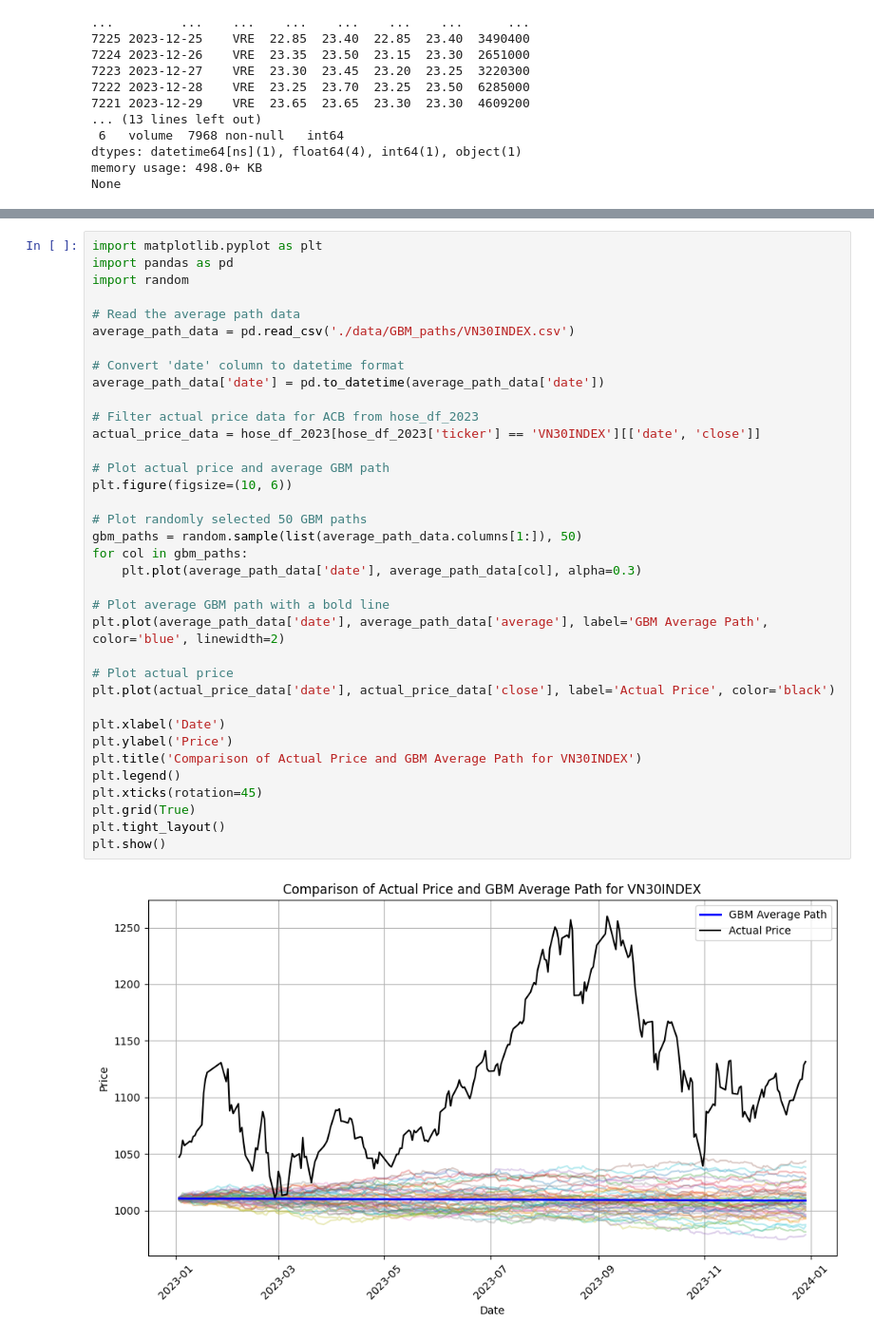
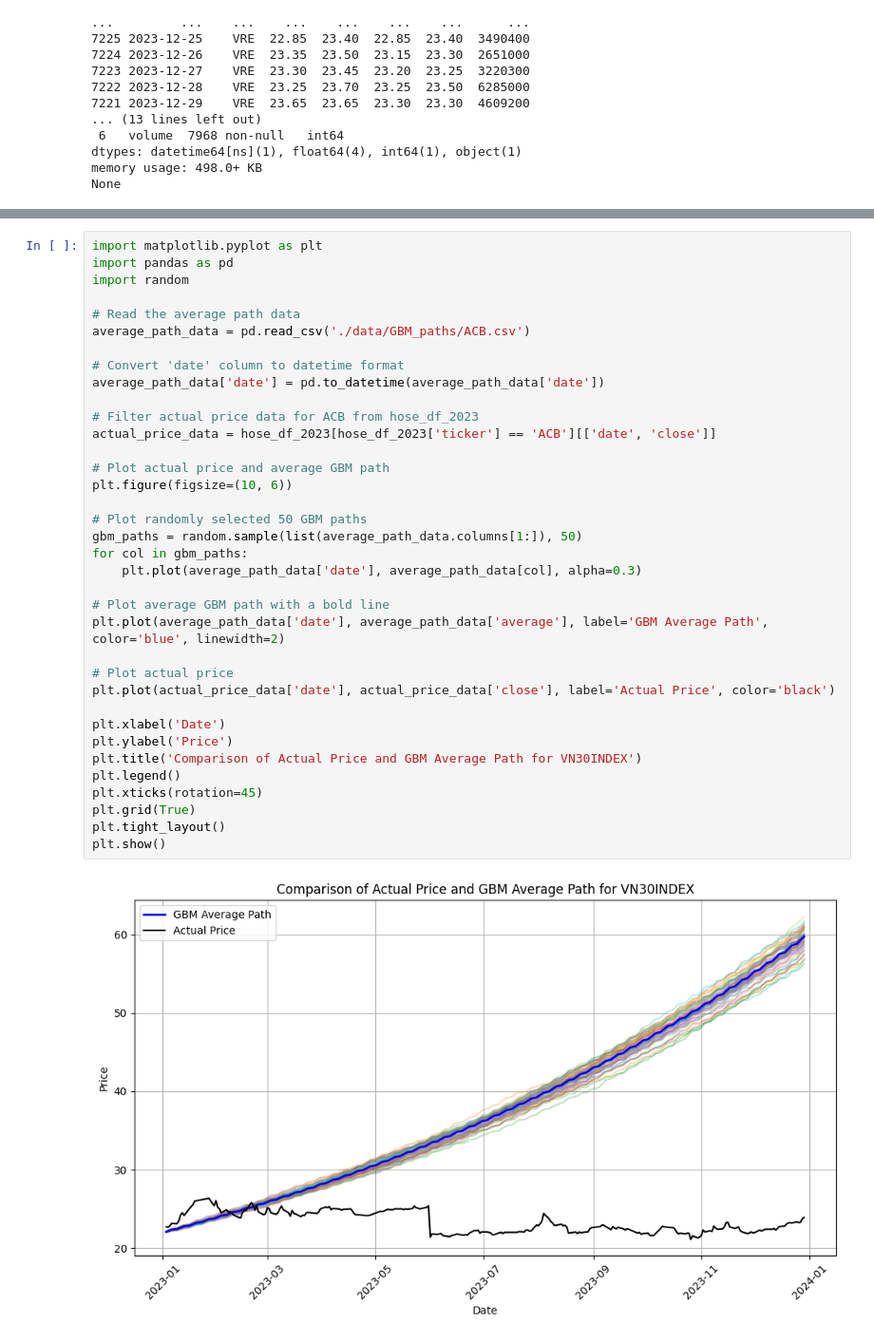
Before and after one commit to phamminh1998/GBM_Frontier_Market, a Jupyter notebook: thesis_simulation_code.ipynb, the cells around one changed output, grey strips where cells are left out. Shown at 95% size. Drawn from its saved outputs; the diff is of its cells as text.

```diff
--- a/thesis_simulation_code.ipynb
+++ b/thesis_simulation_code.ipynb
@@ -330,35 +357,35 @@ import pandas as pd
 import random
 
 # Read the average path data
-average_path_data = pd.read_csv('./data/GBM_paths/VN30INDEX.csv')
+average_path_data = pd.read_csv('./data/GBM_paths/ACB.csv')
 
 # Convert 'date' column to datetime format
 average_path_data['date'] = pd.to_datetime(average_path_data['date'])
 
 # Filter actual price data for ACB from hose_df_2023
-actual_price_data = hose_df_2023[hose_df_2023['ticker'] == 'VN30INDEX'][['date', 'close']]
+actual_price_data = hose_df_2023[hose_df_2023['ticker'] == 'ACB'][['date', 'close']]
 
 # Plot actual price and average GBM path
 plt.figure(figsize=(10, 6))
 
 # Plot randomly selected 50 GBM paths
 gbm_paths = random.sample(list(average_path_data.columns[1:]), 50)
 for col in gbm_paths:
     plt.plot(average_path_data['date'], average_path_data[col], alpha=0.3)
 
 # Plot average GBM path with a bold line
 plt.plot(average_path_data['date'], average_path_data['average'], label='GBM Average Path', color='blue', linewidth=2)
 
 # Plot actual price
 plt.plot(actual_price_data['date'], actual_price_data['close'], label='Actual Price', color='black')
 
 plt.xlabel('Date')
 plt.ylabel('Price')
 plt.title('Comparison of Actual Price and GBM Average Path for VN30INDEX')
 plt.legend()
 plt.xticks(rotation=45)
 plt.grid(True)
 plt.tight_layout()
 plt.show()
 # %% [output]
-[figure, old version]
+[figure, new version]
```
Also changed, not shown: parts of 7 cells of this notebook, 1 other file.
